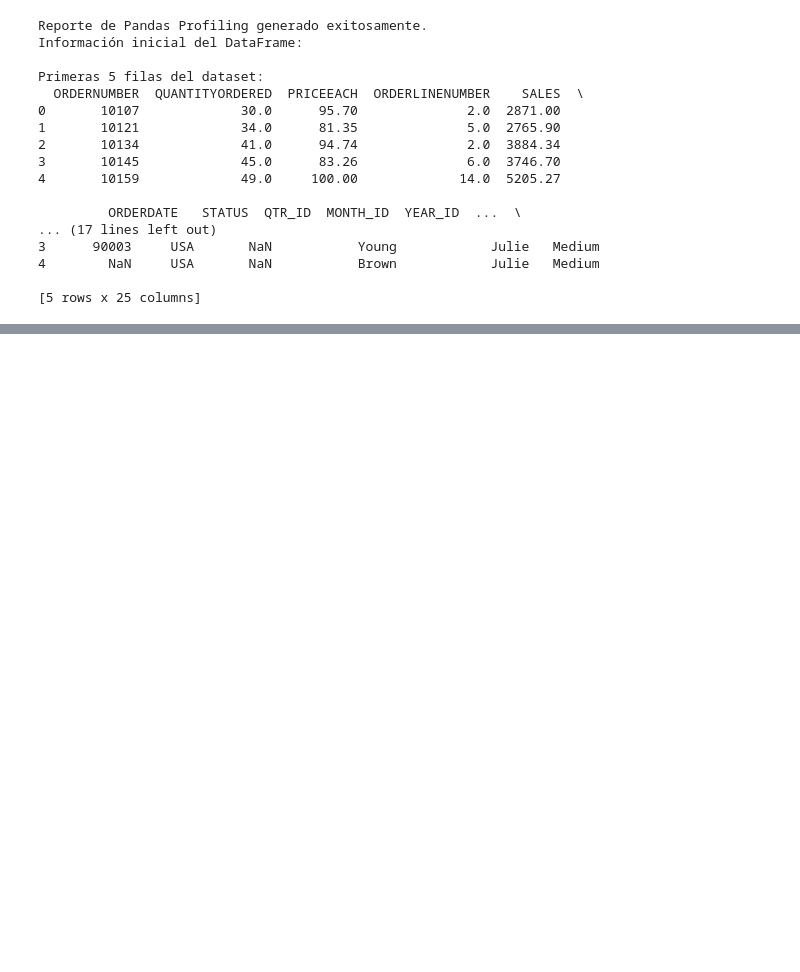
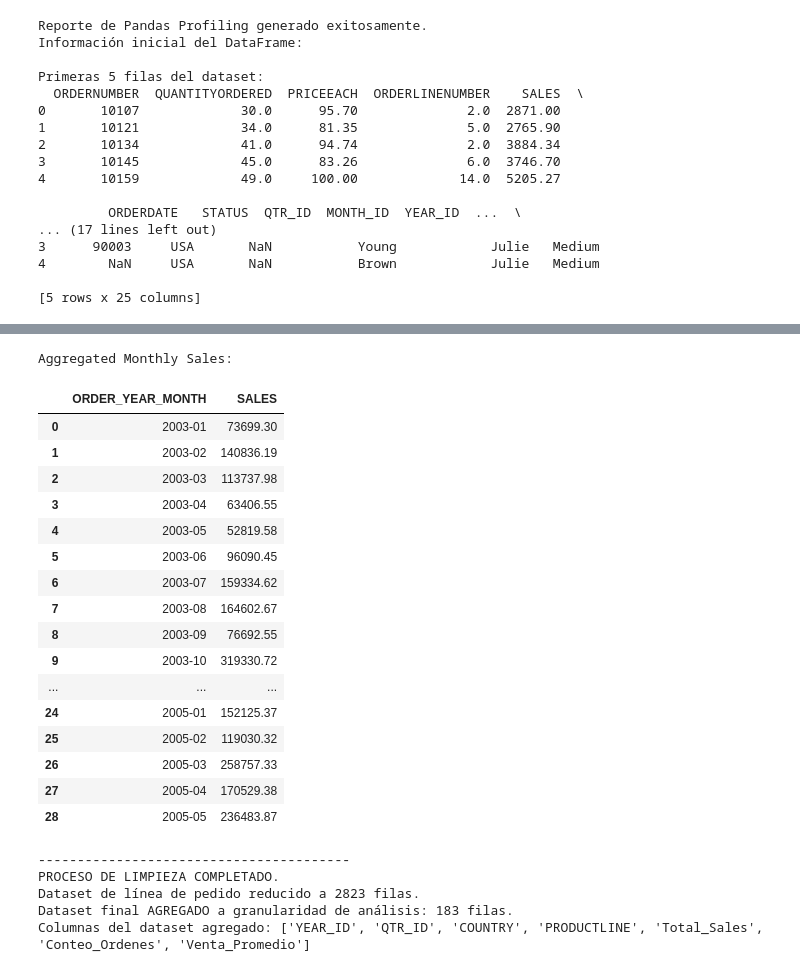
Before and after one commit to Eduard2591/proyecto-integrado-iii-analitica-ventas-omnicanal, a Jupyter notebook: Exploracion_Dataset.ipynb, the cells around one changed output, grey strips where cells are left out. Drawn from its saved outputs; the diff is of its cells as text; code cells hidden in the pictures; blank space fills up the shorter version.

```diff
--- a/Exploracion_Dataset.ipynb
+++ b/Exploracion_Dataset.ipynb
@@ -80,0 +259,48 @@ Primeras 5 filas del dataset:
+# %%
+# Aggregate data to get monthly sales
+# Extract year and month from ORDERDATE
+df_cleaned['ORDER_YEAR_MONTH'] = df_cleaned['ORDERDATE'].dt.to_period('M')
+
+# Group by the new month-year column and sum the sales
+monthly_sales = df_cleaned.groupby('ORDER_YEAR_MONTH')['SALES'].sum().reset_index()
+monthly_sales['ORDER_YEAR_MONTH'] = monthly_sales['ORDER_YEAR_MONTH'].astype(str)
+
+print("Aggregated Monthly Sales:")
+display(monthly_sales)
+# %% [output]
+Aggregated Monthly Sales:
+|  | ORDER_YEAR_MONTH | SALES |
+| 0 | 2003-01 | 73699.30 |
+| 1 | 2003-02 | 140836.19 |
+| 2 | 2003-03 | 113737.98 |
+| 3 | 2003-04 | 63406.55 |
+| 4 | 2003-05 | 52819.58 |
+| 5 | 2003-06 | 96090.45 |
+| 6 | 2003-07 | 159334.62 |
+| 7 | 2003-08 | 164602.67 |
+| 8 | 2003-09 | 76692.55 |
+| 9 | 2003-10 | 319330.72 |
+| ... | ... | ... |
+| 24 | 2005-01 | 152125.37 |
+| 25 | 2005-02 | 119030.32 |
+| 26 | 2005-03 | 258757.33 |
+| 27 | 2005-04 | 170529.38 |
+| 28 | 2005-05 | 236483.87 |
+# %%
+df_agregado = df.groupby(['YEAR_ID', 'QTR_ID', 'COUNTRY', 'PRODUCTLINE']).agg(
+    Total_Sales=('SALES', 'sum'),
+    Conteo_Ordenes=('ORDERNUMBER', 'count'),
+    Venta_Promedio=('SALES', 'mean')
+).reset_index()
+
+print("----------------------------------------")
+print("PROCESO DE LIMPIEZA COMPLETADO.")
+print(f"Dataset de línea de pedido reducido a {len(df)} filas.")
+print(f"Dataset final AGREGADO a granularidad de análisis: {len(df_agregado)} filas.")
+print("Columnas del dataset agregado:", df_agregado.columns.tolist())
+# %% [output]
+----------------------------------------
+PROCESO DE LIMPIEZA COMPLETADO.
+Dataset de línea de pedido reducido a 2823 filas.
+Dataset final AGREGADO a granularidad de análisis: 183 filas.
+Columnas del dataset agregado: ['YEAR_ID', 'QTR_ID', 'COUNTRY', 'PRODUCTLINE', 'Total_Sales', 'Conteo_Ordenes', 'Venta_Promedio']
```
Also changed, not shown: parts of 12 cells of this notebook, 1 other file.
